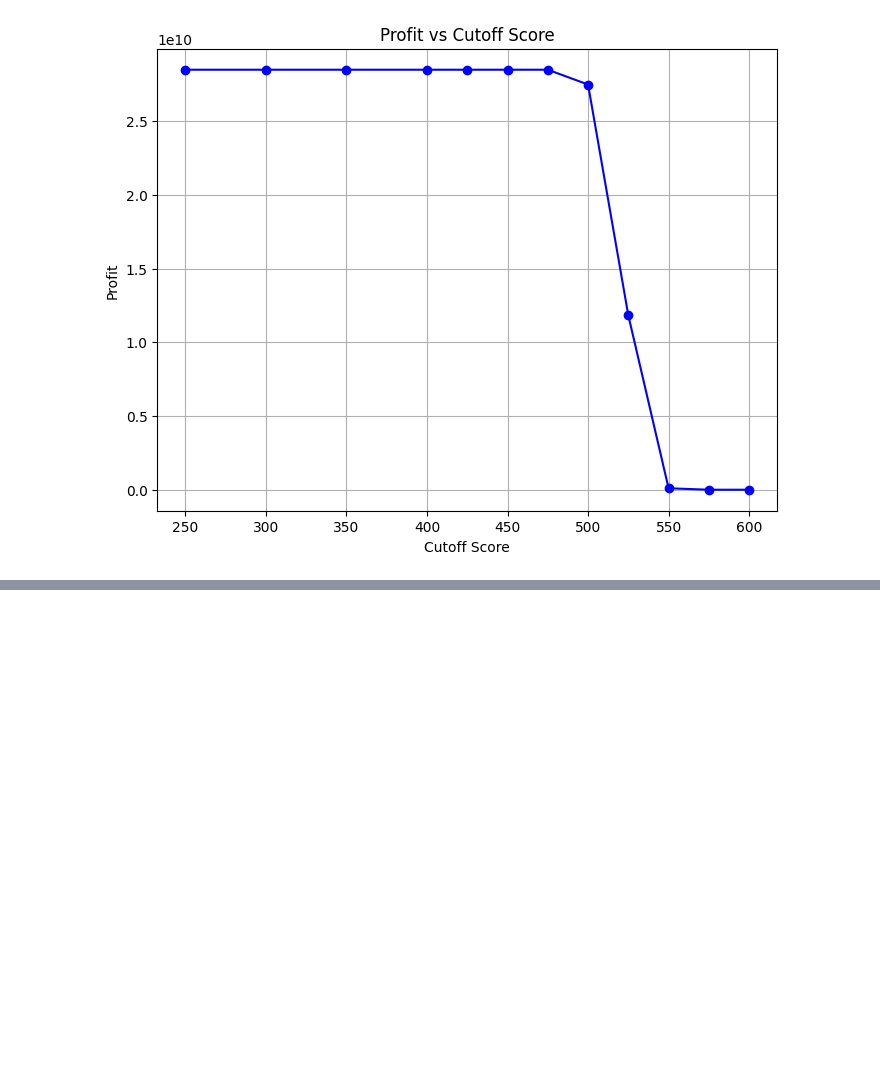
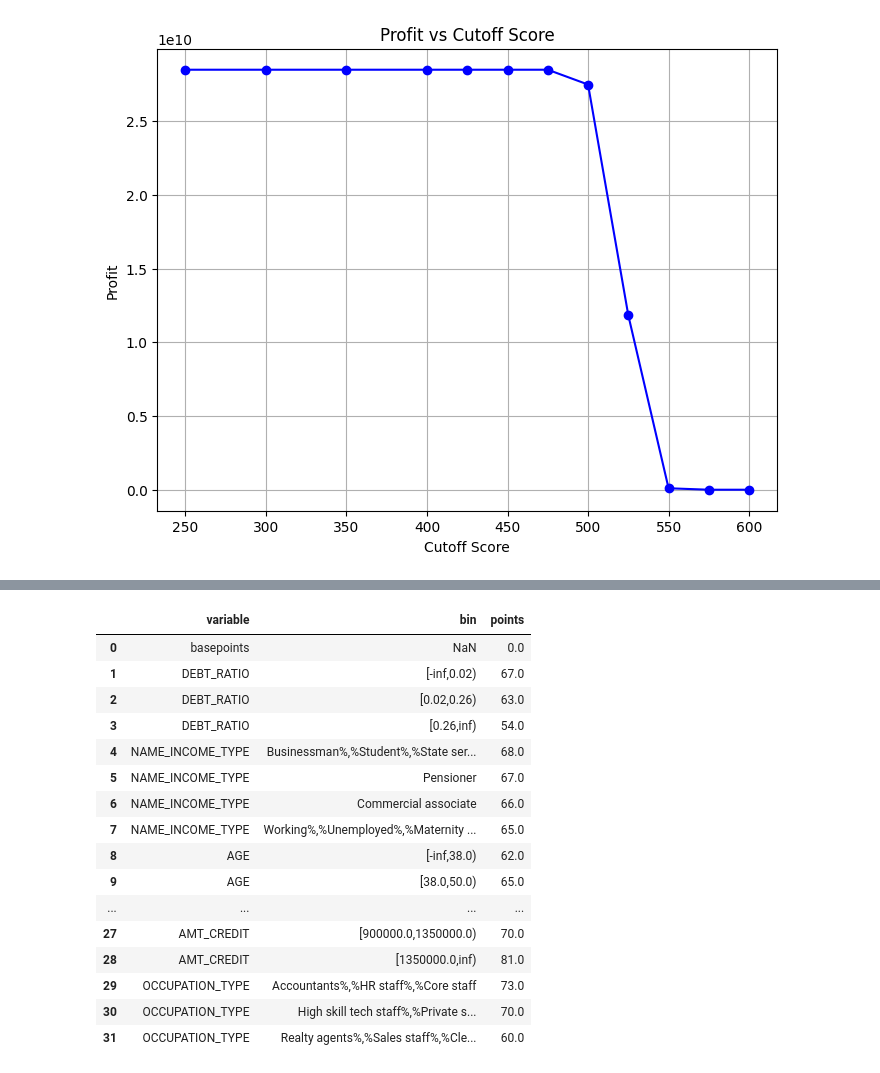
Before and after one commit to JohnErnestTan/Financial-Analytics-for-Elderly-care-Support-Loan-IS453, a Jupyter notebook: Profit_loss.ipynb, the cells around one changed output, grey strips where cells are left out. Saved outputs shown, nothing was run; the diff lists cells and outputs as text; code cells hidden in the pictures; blank space fills up the shorter version.

```diff
--- a/Profit_loss.ipynb
+++ b/Profit_loss.ipynb
@@ -431,0 +534,27 @@ Cutoff: 450
+# %%
+# combine all variable tables into one big dataframe
+card_df = pd.concat(card.values(), ignore_index=True)
+
+# show all rows (or set a big number)
+pd.set_option('display.max_rows', None)
+pd.set_option('display.max_colwidth', None)
+
+card_df
+# %% [output]
+|  | variable | bin | points |
+| 0 | basepoints | NaN | 0.0 |
+| 1 | DEBT_RATIO | [-inf,0.02) | 67.0 |
+| 2 | DEBT_RATIO | [0.02,0.26) | 63.0 |
+| 3 | DEBT_RATIO | [0.26,inf) | 54.0 |
+| 4 | NAME_INCOME_TYPE | Businessman%,%Student%,%State ser... | 68.0 |
+| 5 | NAME_INCOME_TYPE | Pensioner | 67.0 |
+| 6 | NAME_INCOME_TYPE | Commercial associate | 66.0 |
+| 7 | NAME_INCOME_TYPE | Working%,%Unemployed%,%Maternity ... | 65.0 |
+| 8 | AGE | [-inf,38.0) | 62.0 |
+| 9 | AGE | [38.0,50.0) | 65.0 |
+| ... | ... | ... | ... |
+| 27 | AMT_CREDIT | [900000.0,1350000.0) | 70.0 |
+| 28 | AMT_CREDIT | [1350000.0,inf) | 81.0 |
+| 29 | OCCUPATION_TYPE | Accountants%,%HR staff%,%Core staff | 73.0 |
+| 30 | OCCUPATION_TYPE | High skill tech staff%,%Private s... | 70.0 |
+| 31 | OCCUPATION_TYPE | Realty agents%,%Sales staff%,%Cle... | 60.0 |
```
Also changed, not shown: parts of 5 cells of this notebook, 1 other file.
